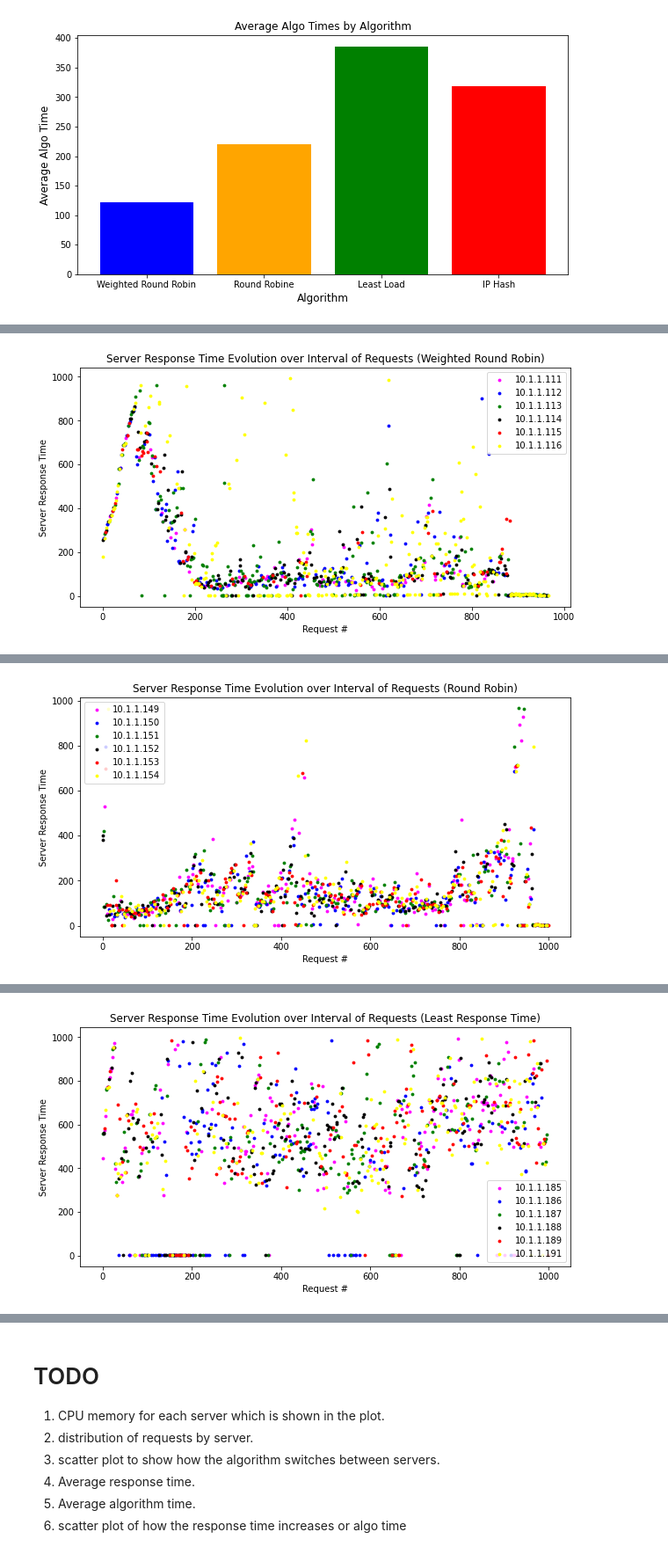
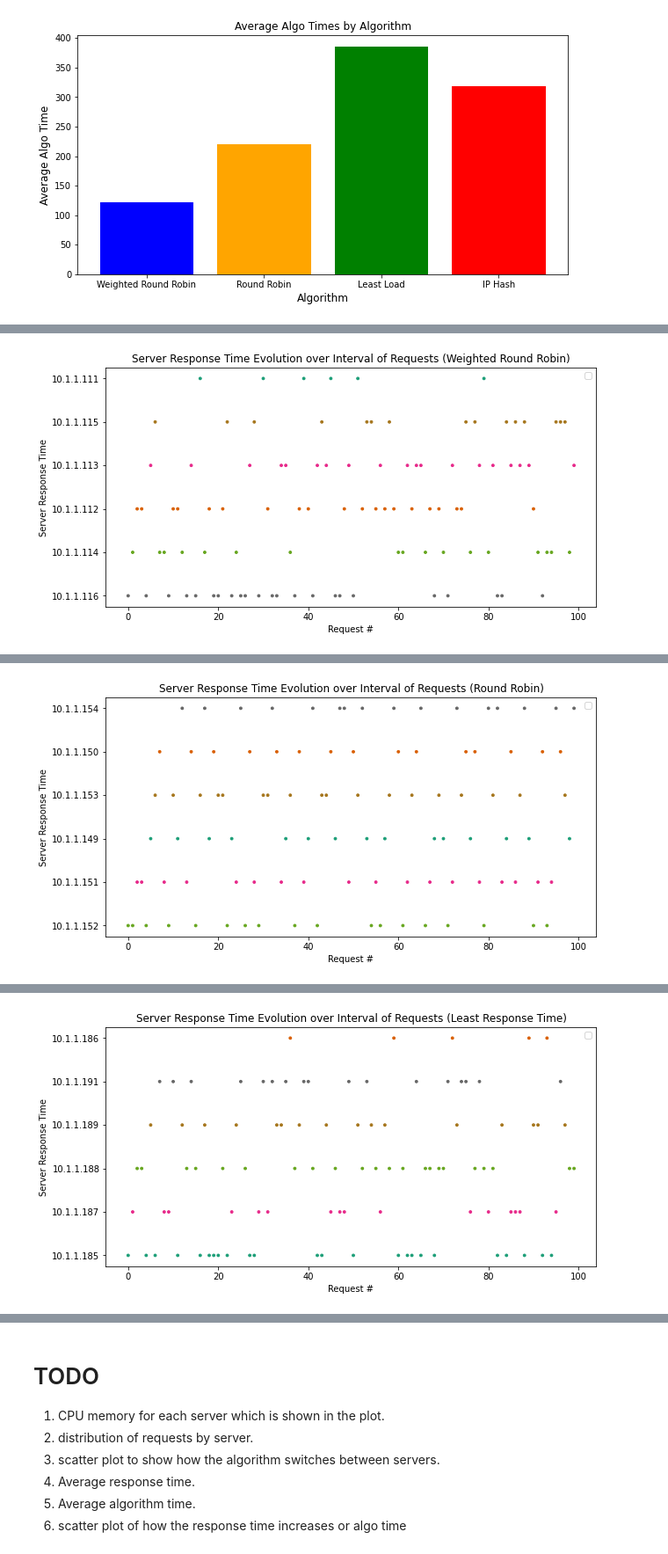
Before and after one commit to nirajmg/networkLB, a Jupyter notebook: nlb.ipynb, the cells around one changed output, grey strips where cells are left out. Shown at 88% size. Drawn from its saved outputs; the diff is of its cells as text; code cells hidden in the pictures.

```diff
--- a/nlb.ipynb
+++ b/nlb.ipynb
@@ -13,8 +13,13 @@ wrr = pd.read_csv('wrr.csv',names=['ip', 'response_time', 'algo_time'])
 rr = pd.read_csv('rr.csv',names=['ip', 'response_time', 'algo_time'])
 lrt = pd.read_csv('lrt.csv',names=['ip', 'response_time', 'algo_time'])
 iph = pd.read_csv('iph.csv',names=['ip', 'response_time', 'algo_time'])
+wrr8 = pd.read_csv('wrr8.csv',names=['ip', 'response_time', 'algo_time'])
+wrr8_3k = pd.read_csv('wrr8-3000.csv',names=['ip', 'response_time', 'algo_time'])
+wrr8_5k = pd.read_csv('wrr8-5k.csv',names=['ip', 'response_time', 'algo_time'])
+
+algo_names = ["Weighted Round Robin","Round Robin","Least Response Time","IP Hash"]
 # %%
-for df in [wrr,rr,lrt,iph]:
+for df in [wrr,rr,lrt,iph,wrr8,wrr8_3k,wrr8_5k]:
   df['response_time'] = df['response_time'].apply(lambda x: float(x[:-2]))
   df['algo_time'] = df['algo_time'].apply(lambda x: float(x[:-2]))
 # %%
@@ -26,11 +31,11 @@ Number of successful calls for 1000 requests 1000
 Number of successful calls for 1000 requests 1000
 Number of successful calls for 1000 requests 998
 # %%
-for df in [wrr,rr,lrt,iph]:
+for i,df in enumerate([wrr,rr,lrt,iph]):
   ip_count  = df['ip'].value_counts()
   plt.figure(figsize=(10,5))
   sns.barplot(ip_count.index, ip_count.values, alpha=0.8)
-  plt.title('Distribution of requests by server')
+  plt.title('Distribution of requests by server ({})'.format(algo_names[i]))
   plt.ylabel('Number of requests served', fontsize=12)
   plt.xlabel('Server IP', fontsize=12)
   plt.show()
@@ -50,13 +55,13 @@ average_algo_times = []
 def printAvgAlgotimePerAlgo(df):
   average_algo_times.append(df['algo_time'].mean())
 # %%
-for df in [wrr,rr,lrt,iph]:
+for i,df in enumerate([wrr,rr,lrt,iph]):
   avg_time = df.groupby('ip').mean().reset_index()
   printAvgTimePerAlgo(avg_time)
   printAvgAlgotimePerAlgo(avg_time)
   plt.figure(figsize=(10,5))
   sns.barplot(avg_time.ip, avg_time.response_time, alpha=0.8)
-  plt.title('Distribution of Average Response Time by server')
+  plt.title('Distribution of Average Response Time by server ({})'.format(algo_names[i]))
   plt.ylabel('Time', fontsize=12)
   plt.xlabel('Server IP', fontsize=12)
   plt.show()
@@ -99,6 +104,7 @@ plt.show()
 [figure]
 # %%
 ptsize = 8
+# colors = ["red","blue","green","black","magenta","cyan"]
 for i,df in enumerate([wrr,rr,lrt,iph]):
   if i==0:
     algo="Weighted Round Robin"
@@ -109,14 +115,26 @@ for i,df in enumerate([wrr,rr,lrt,iph]):
   else:
     algo="IP Hash"
 
-  ips = np.unique(df.ip)
+  #subset dataframe
+  sdf = df.iloc[:100,:]
+
+  ips = np.unique(sdf.ip)
+
+  #create colormap
+  ip_color = {}
+  for i in range(len(ips)):
+    ip_color[ips[i]] = i
+
+  colors = [ip_color[ip] for ip in sdf.ip]
+
   plt.figure(figsize=(10,5))
-  plt.scatter(df.index, np.ma.masked_where(df.ip != ips[0],df.response_time), c='magenta', s=ptsize, label=ips[0])
-  plt.scatter(df.index, np.ma.masked_where(df.ip != ips[1],df.response_time), c='blue', s=ptsize, label=ips[1])
-  plt.scatter(df.index, np.ma.masked_where(df.ip != ips[2],df.response_time), c='green', s=ptsize, label=ips[2])
-  plt.scatter(df.index, np.ma.masked_where(df.ip != ips[3],df.response_time), c='black', s=ptsize, label=ips[3])
-  plt.scatter(df.index, np.ma.masked_where(df.ip != ips[4],df.response_time), c='red', s=ptsize, label=ips[4])
-  plt.scatter(df.index, np.ma.masked_where(df.ip != ips[5],df.response_time), c='yellow', s=ptsize, label=ips[5])
+  plt.scatter(sdf.index, sdf.ip, c=colors, s=ptsize, cmap="Dark2")
+  #plt.scatter(sdf.index, np.ma.masked_where(sdf.ip != ips[0],sdf.ip), c='magenta', s=ptsize, label=ips[0])
+  #plt.scatter(sdf.index, np.ma.masked_where(sdf.ip != ips[1],sdf.ip), c='blue', s=ptsize, label=ips[1])
+  #plt.scatter(sdf.index, np.ma.masked_where(sdf.ip != ips[2],sdf.ip), c='green', s=ptsize, label=ips[2])
+  #plt.scatter(sdf.index, np.ma.masked_where(sdf.ip != ips[3],sdf.ip), c='black', s=ptsize, label=ips[3])
+  #plt.scatter(sdf.index, np.ma.masked_where(sdf.ip != ips[4],sdf.ip), c='red', s=ptsize, label=ips[4])
+  #plt.scatter(sdf.index, np.ma.masked_where(sdf.ip != ips[5],sdf.ip), c='yellow', s=ptsize, label=ips[5])
   plt.legend()
   plt.title('Server Response Time Evolution over Interval of Requests ({})'.format(algo))
   plt.ylabel('Server Response Time')
@@ -126 +145 @@ for i,df in enumerate([wrr,rr,lrt,iph]):
-[figure, old version]
+[figure, new version]
@@ -127 +147 @@ for i,df in enumerate([wrr,rr,lrt,iph]):
-[figure, old version]
+[figure, new version]
@@ -128 +149 @@ for i,df in enumerate([wrr,rr,lrt,iph]):
-[figure, old version]
+[figure, new version]
```
Also changed, not shown: parts of 9 cells of this notebook.
